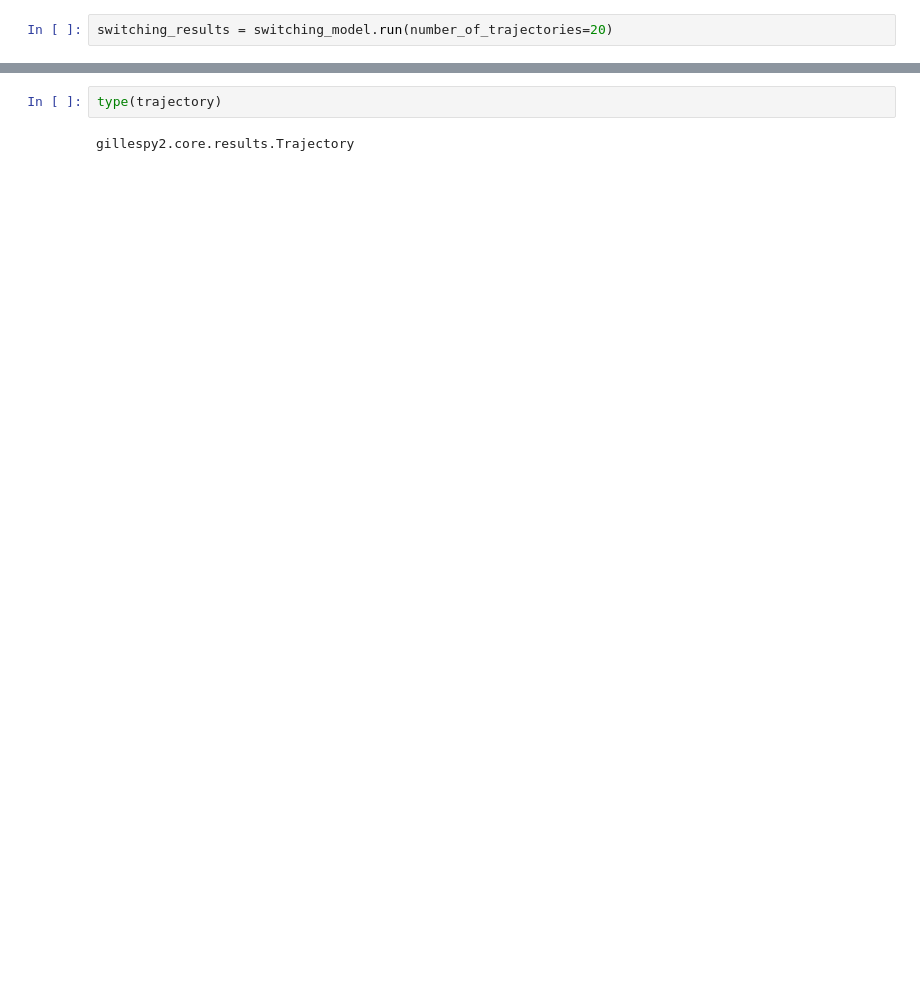
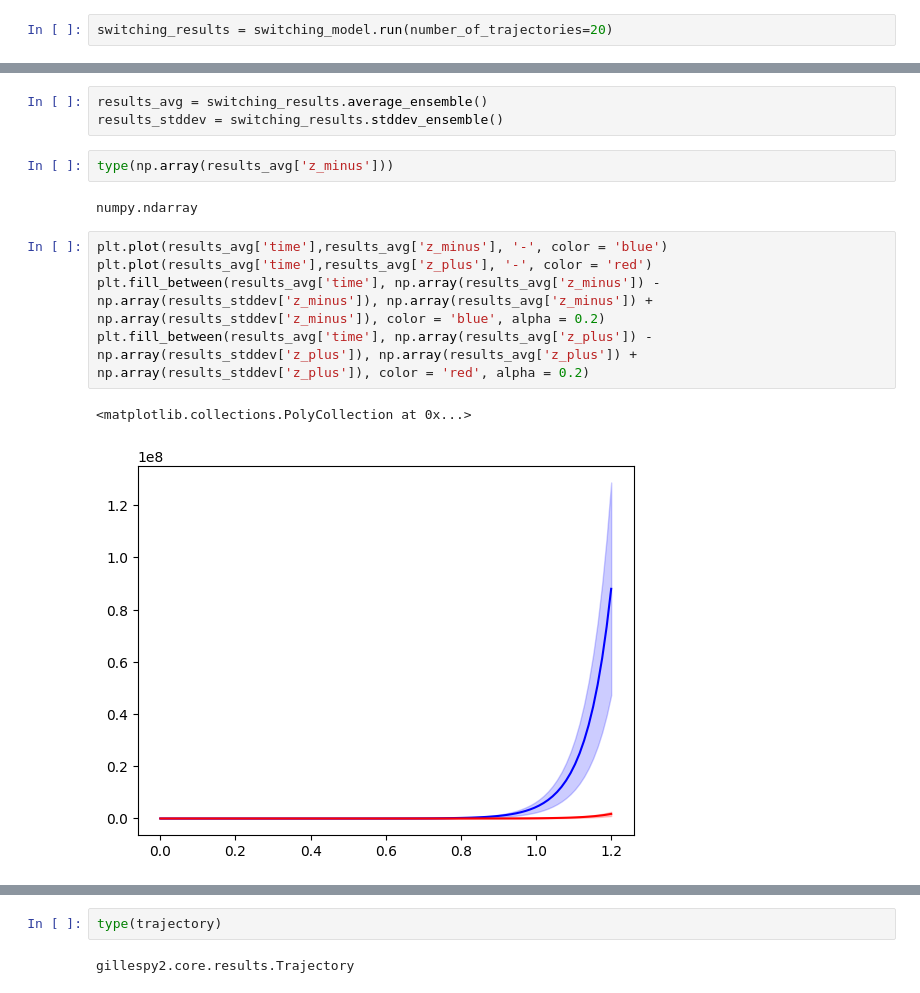
Before and after one commit to claracanavese/switching_process, a Jupyter notebook: gillespie.ipynb, the cells around one changed output, grey strips where cells are left out. Saved outputs shown, nothing was run; the diff lists cells and outputs as text; blank space fills up the shorter version.

```diff
--- a/gillespie.ipynb
+++ b/gillespie.ipynb
@@ -95,0 +68,15 @@ switching_results.plot()
+# %%
+results_avg = switching_results.average_ensemble()
+results_stddev = switching_results.stddev_ensemble()
+# %%
+type(np.array(results_avg['z_minus']))
+# %% [output]
+numpy.ndarray
+# %%
+plt.plot(results_avg['time'],results_avg['z_minus'], '-', color = 'blue')
+plt.plot(results_avg['time'],results_avg['z_plus'], '-', color = 'red')
+plt.fill_between(results_avg['time'], np.array(results_avg['z_minus']) - np.array(results_stddev['z_minus']), np.array(results_avg['z_minus']) + np.array(results_stddev['z_minus']), color = 'blue', alpha = 0.2)
+plt.fill_between(results_avg['time'], np.array(results_avg['z_plus']) - np.array(results_stddev['z_plus']), np.array(results_avg['z_plus']) + np.array(results_stddev['z_plus']), color = 'red', alpha = 0.2)
+# %% [output]
+<matplotlib.collections.PolyCollection at 0x...>
+[figure, added]
```
Also changed, not shown: parts of 17 cells of this notebook.
